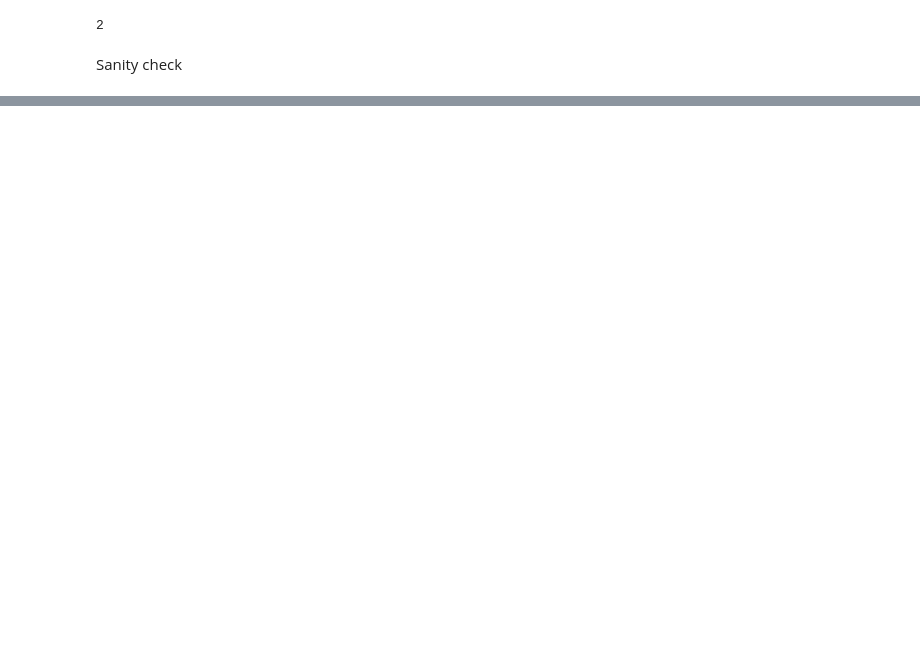
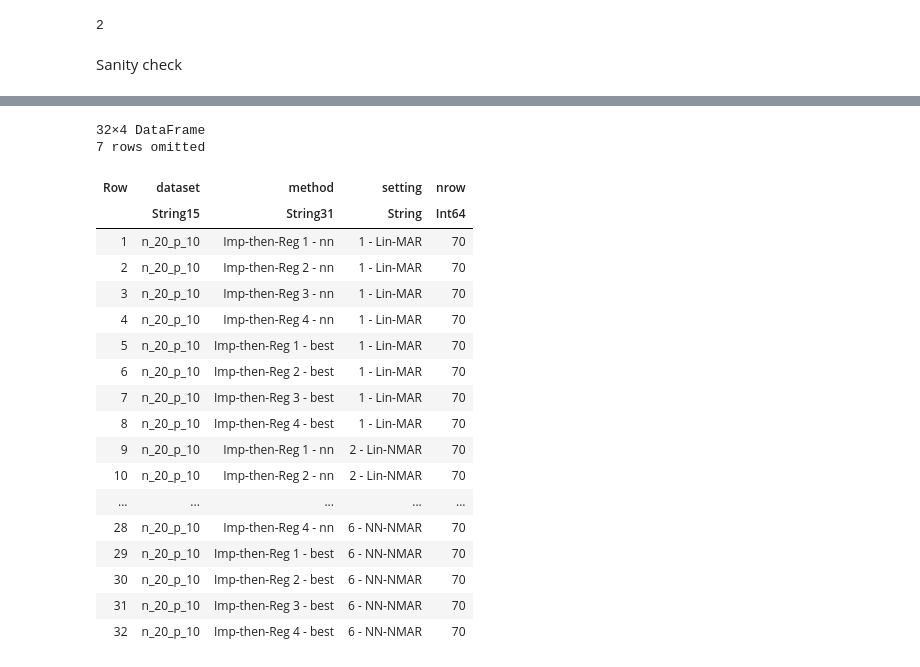
Before and after one commit to adelarue/PMD, a Jupyter notebook: results/Compile results together.ipynb, the cells around one changed output, grey strips where cells are left out. Cells and saved outputs as stored; diff of their text form; code cells hidden in the pictures; blank space fills up the shorter version.

```diff
--- a/results/Compile results together.ipynb
+++ b/results/Compile results together.ipynb
@@ -557,5 +639,26 @@ unique(combine(groupby(df, [:dataset, :method, :setting]), nrow)[:,:nrow])
 # %%
-filter( t-> t[:nrow] < 90, combine(groupby(res, [:dataset, :method, :setting]), nrow))
+filter( t-> t[:nrow] < 80, combine(groupby(df, [:dataset, :method, :setting]), nrow))
+# %% [output]
+32×4 DataFrame
+7 rows omitted
+| Row | dataset | method | setting | nrow |
+|  | String15 | String31 | String | Int64 |
+| 1 | n_20_p_10 | Imp-then-Reg 1 - nn | 1 - Lin-MAR | 70 |
+| 2 | n_20_p_10 | Imp-then-Reg 2 - nn | 1 - Lin-MAR | 70 |
+| 3 | n_20_p_10 | Imp-then-Reg 3 - nn | 1 - Lin-MAR | 70 |
+| 4 | n_20_p_10 | Imp-then-Reg 4 - nn | 1 - Lin-MAR | 70 |
+| 5 | n_20_p_10 | Imp-then-Reg 1 - best | 1 - Lin-MAR | 70 |
+| 6 | n_20_p_10 | Imp-then-Reg 2 - best | 1 - Lin-MAR | 70 |
+| 7 | n_20_p_10 | Imp-then-Reg 3 - best | 1 - Lin-MAR | 70 |
+| 8 | n_20_p_10 | Imp-then-Reg 4 - best | 1 - Lin-MAR | 70 |
+| 9 | n_20_p_10 | Imp-then-Reg 1 - nn | 2 - Lin-NMAR | 70 |
+| 10 | n_20_p_10 | Imp-then-Reg 2 - nn | 2 - Lin-NMAR | 70 |
+| ... | ... | ... | ... | ... |
+| 28 | n_20_p_10 | Imp-then-Reg 4 - nn | 6 - NN-NMAR | 70 |
+| 29 | n_20_p_10 | Imp-then-Reg 1 - best | 6 - NN-NMAR | 70 |
+| 30 | n_20_p_10 | Imp-then-Reg 2 - best | 6 - NN-NMAR | 70 |
+| 31 | n_20_p_10 | Imp-then-Reg 3 - best | 6 - NN-NMAR | 70 |
+| 32 | n_20_p_10 | Imp-then-Reg 4 - best | 6 - NN-NMAR | 70 |
 # %%
 pbdata = unique(filter( t -> t[:nrow] < 90, combine(groupby(df, [:dataset, :method, :setting]), nrow))[:,[:method, :setting, :dataset]])
 # %%
```
Also changed, not shown: parts of 10 cells of this notebook, 2 other files.
